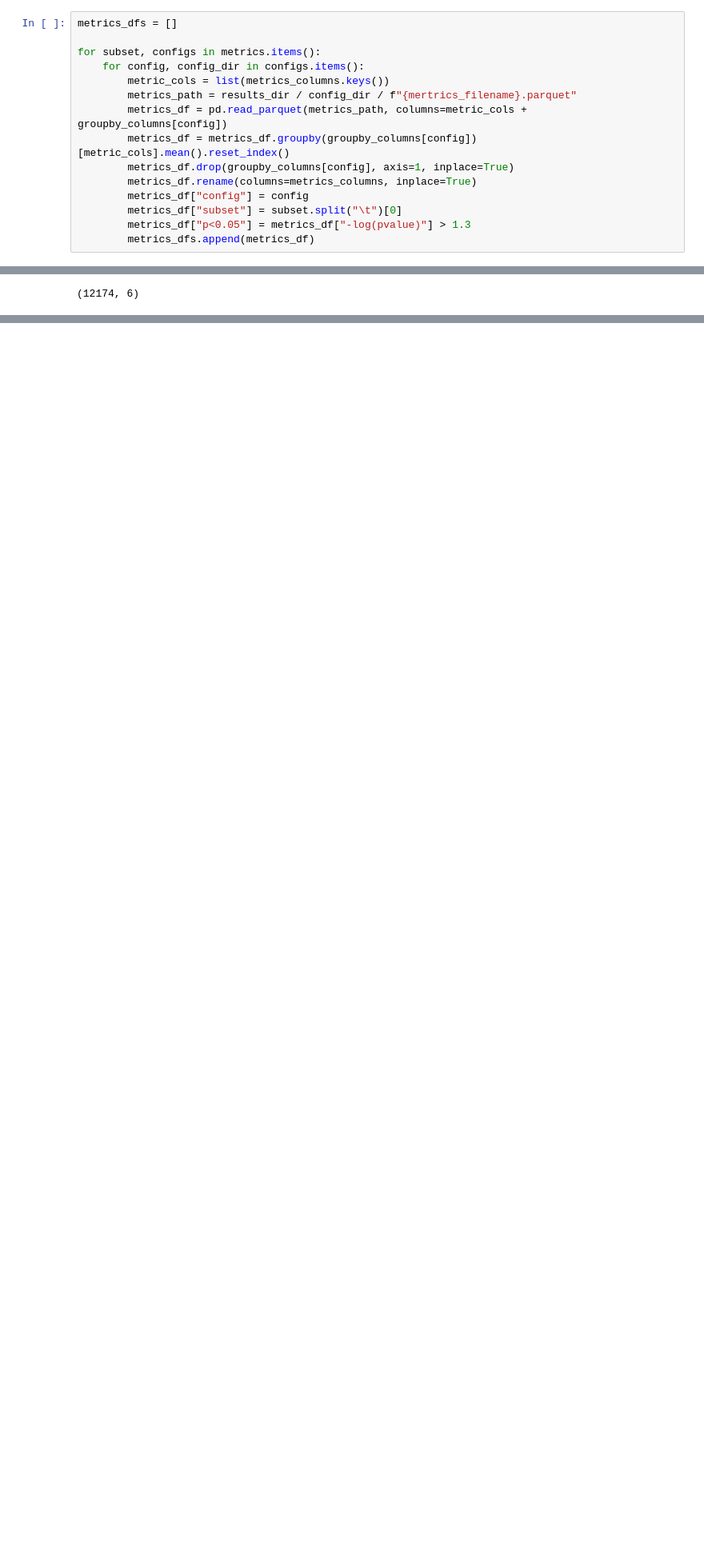
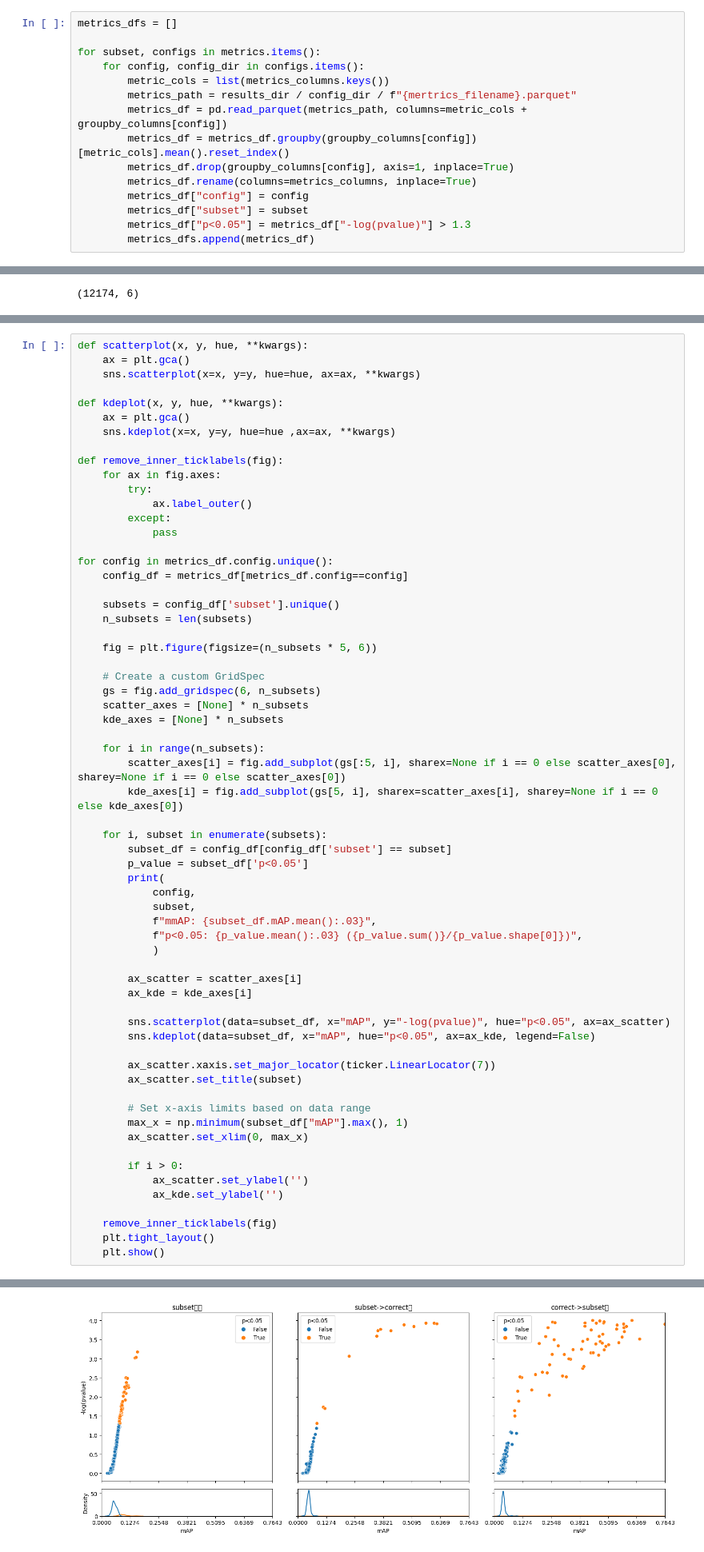
Before and after one commit to broadinstitute/position-effect-correction, a Jupyter notebook: 3.correct/3_compare_metrics_subset.ipynb, the cells around one changed output, grey strips where cells are left out. Shown: that part at 80% size. Saved outputs shown, nothing was run; the diff lists cells and outputs as text; blank space fills up the shorter version.

Commit message:
add mAP KDE to plots

```diff
--- a/3.correct/3_compare_metrics_subset.ipynb
+++ b/3.correct/3_compare_metrics_subset.ipynb
@@ -57,7 +70,7 @@ for subset, configs in metrics.items():
         metrics_df.drop(groupby_columns[config], axis=1, inplace=True)
         metrics_df.rename(columns=metrics_columns, inplace=True)
         metrics_df["config"] = config
-        metrics_df["subset"] = subset.split("\t")[0]
+        metrics_df["subset"] = subset
         metrics_df["p<0.05"] = metrics_df["-log(pvalue)"] > 1.3
         metrics_dfs.append(metrics_df)
 # %%
@@ -122,0 +83,64 @@ same_well_same_pert correct->subset mmAP: 0.243 p<0.05: 0.684 (2499/3653)
+# %%
+def scatterplot(x, y, hue, **kwargs):
+    ax = plt.gca()
+    sns.scatterplot(x=x, y=y, hue=hue, ax=ax, **kwargs)
+
+def kdeplot(x, y, hue, **kwargs):
+    ax = plt.gca()
+    sns.kdeplot(x=x, y=y, hue=hue ,ax=ax, **kwargs)
+
+def remove_inner_ticklabels(fig):
+    for ax in fig.axes:
+        try:
+            ax.label_outer()
+        except:
+            pass
+
+for config in metrics_df.config.unique():
+    config_df = metrics_df[metrics_df.config==config]
+
+    subsets = config_df['subset'].unique()
+    n_subsets = len(subsets)
+
+    fig = plt.figure(figsize=(n_subsets * 5, 6))
+
+    # Create a custom GridSpec
+    gs = fig.add_gridspec(6, n_subsets)
+    scatter_axes = [None] * n_subsets
+    kde_axes = [None] * n_subsets
+
+    for i in range(n_subsets):
+        scatter_axes[i] = fig.add_subplot(gs[:5, i], sharex=None if i == 0 else scatter_axes[0], sharey=None if i == 0 else scatter_axes[0])
+        kde_axes[i] = fig.add_subplot(gs[5, i], sharex=scatter_axes[i], sharey=None if i == 0 else kde_axes[0])
+
+    for i, subset in enumerate(subsets):
+        subset_df = config_df[config_df['subset'] == subset]
+        p_value = subset_df['p<0.05']
+        print(
+            config,
+            subset,
+            f"mmAP: {subset_df.mAP.mean():.03}",
+            f"p<0.05: {p_value.mean():.03} ({p_value.sum()}/{p_value.shape[0]})",
+            )
+
+        ax_scatter = scatter_axes[i]
+        ax_kde = kde_axes[i]
+
+        sns.scatterplot(data=subset_df, x="mAP", y="-log(pvalue)", hue="p<0.05", ax=ax_scatter)
+        sns.kdeplot(data=subset_df, x="mAP", hue="p<0.05", ax=ax_kde, legend=False)
+
+        ax_scatter.xaxis.set_major_locator(ticker.LinearLocator(7))
+        ax_scatter.set_title(subset)
+
+        # Set x-axis limits based on data range
+        max_x = np.minimum(subset_df["mAP"].max(), 1)
+        ax_scatter.set_xlim(0, max_x)
+
+        if i > 0:
+            ax_scatter.set_ylabel('')
+            ax_kde.set_ylabel('')
+
+    remove_inner_ticklabels(fig)
+    plt.tight_layout()
+    plt.show()
+# %% [output]
@@ -122,0 +150 @@ same_well_same_pert correct->subset mmAP: 0.243 p<0.05: 0.684 (2499/3653)
+[figure, added]
```
Also changed, not shown: parts of 8 cells of this notebook.
